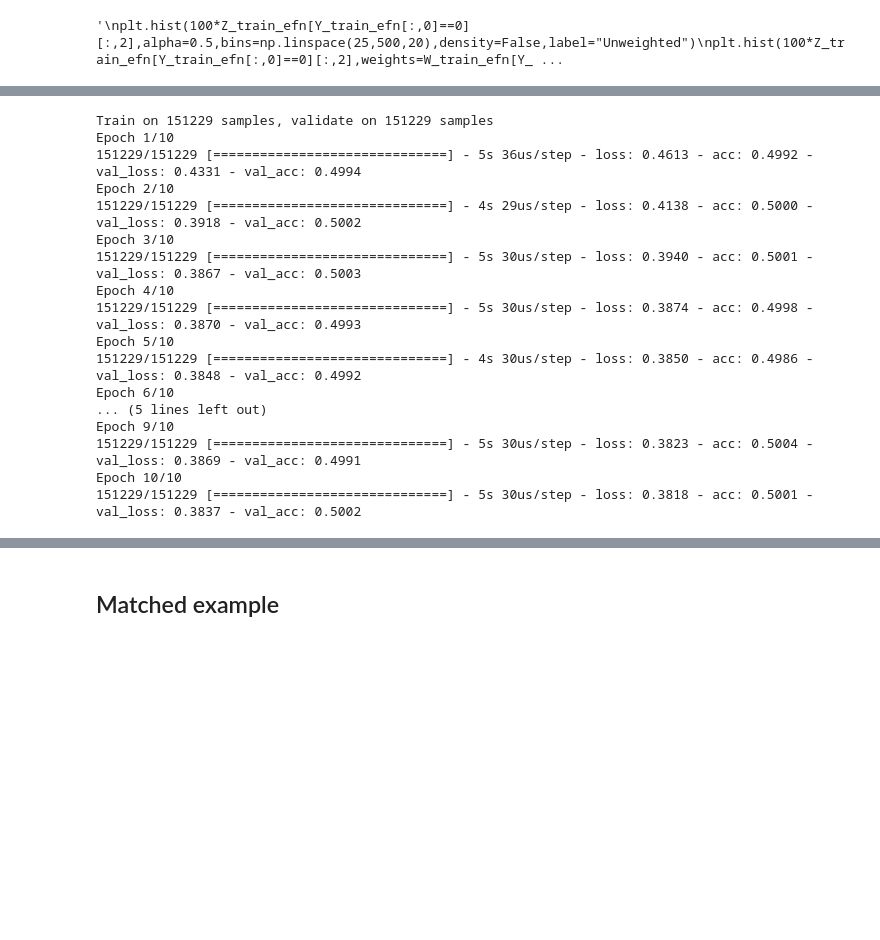
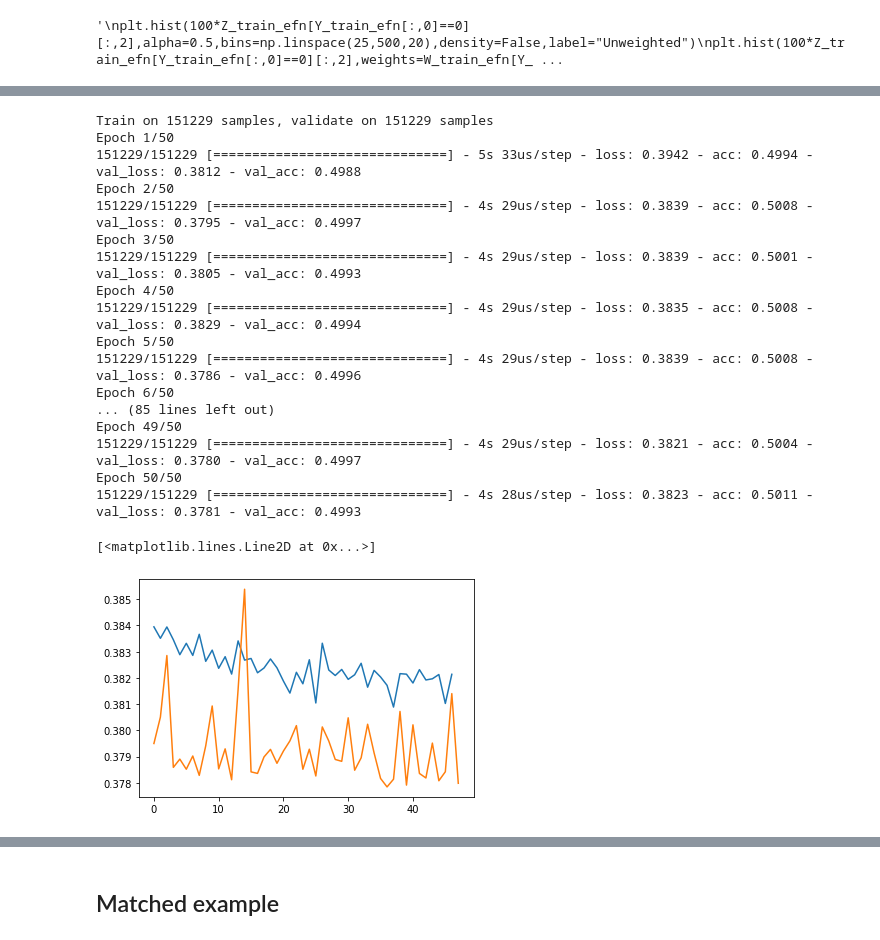
Before and after one commit to bnachman/NeuralPositiveResampler, a Jupyter notebook: TopQuarksExample.ipynb, the cells around one changed output, grey strips where cells are left out. Cells and saved outputs as stored; diff of their text form; code cells hidden in the pictures; blank space fills up the shorter version.

```diff
--- a/TopQuarksExample.ipynb
+++ b/TopQuarksExample.ipynb
@@ -412,25 +414,31 @@ model.add(Dense(128, activation='relu'))
 model.add(Dense(1, activation='sigmoid'))
 model.compile(loss='binary_crossentropy', optimizer='adam', metrics=['accuracy'])
 # %%
-myhistory_1D = model.fit(XX_train, YY_train, sample_weight=WW_train,epochs=10, validation_data=(XX_val, YY_val, WW_val), batch_size=256,verbose=1,shuffle=True)
+myhistory_1D = model.fit(XX_train, YY_train, sample_weight=WW_train,epochs=50, validation_data=(XX_val, YY_val, WW_val), batch_size=256,verbose=1)
 # %% [output]
 Train on 151229 samples, validate on 151229 samples
-Epoch 1/10
-151229/151229 [==============================] - 5s 36us/step - loss: 0.4613 - acc: 0.4992 - val_loss: 0.4331 - val_acc: 0.4994
-Epoch 2/10
-151229/151229 [==============================] - 4s 29us/step - loss: 0.4138 - acc: 0.5000 - val_loss: 0.3918 - val_acc: 0.5002
-Epoch 3/10
-151229/151229 [==============================] - 5s 30us/step - loss: 0.3940 - acc: 0.5001 - val_loss: 0.3867 - val_acc: 0.5003
-Epoch 4/10
-151229/151229 [==============================] - 5s 30us/step - loss: 0.3874 - acc: 0.4998 - val_loss: 0.3870 - val_acc: 0.4993
-Epoch 5/10
-151229/151229 [==============================] - 4s 30us/step - loss: 0.3850 - acc: 0.4986 - val_loss: 0.3848 - val_acc: 0.4992
-Epoch 6/10
-... (5 lines left out)
-Epoch 9/10
-151229/151229 [==============================] - 5s 30us/step - loss: 0.3823 - acc: 0.5004 - val_loss: 0.3869 - val_acc: 0.4991
-Epoch 10/10
-151229/151229 [==============================] - 5s 30us/step - loss: 0.3818 - acc: 0.5001 - val_loss: 0.3837 - val_acc: 0.5002
+Epoch 1/50
+151229/151229 [==============================] - 5s 33us/step - loss: 0.3942 - acc: 0.4994 - val_loss: 0.3812 - val_acc: 0.4988
+Epoch 2/50
+151229/151229 [==============================] - 4s 29us/step - loss: 0.3839 - acc: 0.5008 - val_loss: 0.3795 - val_acc: 0.4997
+Epoch 3/50
+151229/151229 [==============================] - 4s 29us/step - loss: 0.3839 - acc: 0.5001 - val_loss: 0.3805 - val_acc: 0.4993
+Epoch 4/50
+151229/151229 [==============================] - 4s 29us/step - loss: 0.3835 - acc: 0.5008 - val_loss: 0.3829 - val_acc: 0.4994
+Epoch 5/50
+151229/151229 [==============================] - 4s 29us/step - loss: 0.3839 - acc: 0.5008 - val_loss: 0.3786 - val_acc: 0.4996
+Epoch 6/50
+... (85 lines left out)
+Epoch 49/50
+151229/151229 [==============================] - 4s 29us/step - loss: 0.3821 - acc: 0.5004 - val_loss: 0.3780 - val_acc: 0.4997
+Epoch 50/50
+151229/151229 [==============================] - 4s 28us/step - loss: 0.3823 - acc: 0.5011 - val_loss: 0.3781 - val_acc: 0.4993
+# %%
+plt.plot(myhistory_1D.history['loss'][2:-1])
+plt.plot(myhistory_1D.history['val_loss'][1:-1])
+# %% [output]
+[<matplotlib.lines.Line2D at 0x...>]
+[figure, added]
 # %%
 predicted_w = model.predict(XX_val[YY_val==0])
 # %%
```
Also changed, not shown: parts of 32 cells of this notebook.
